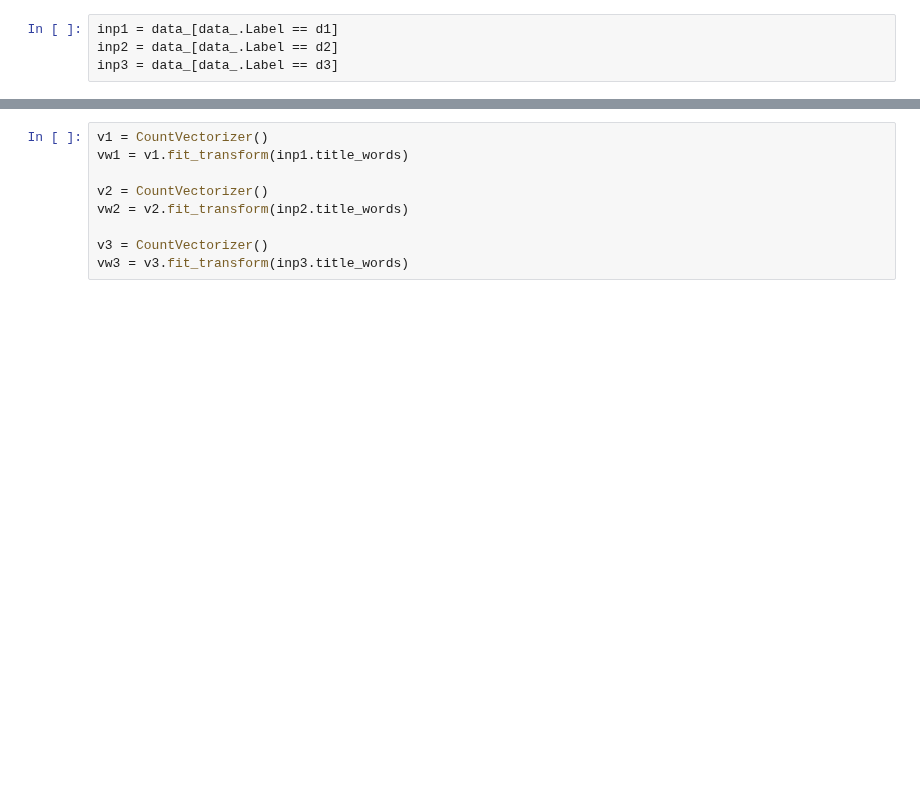
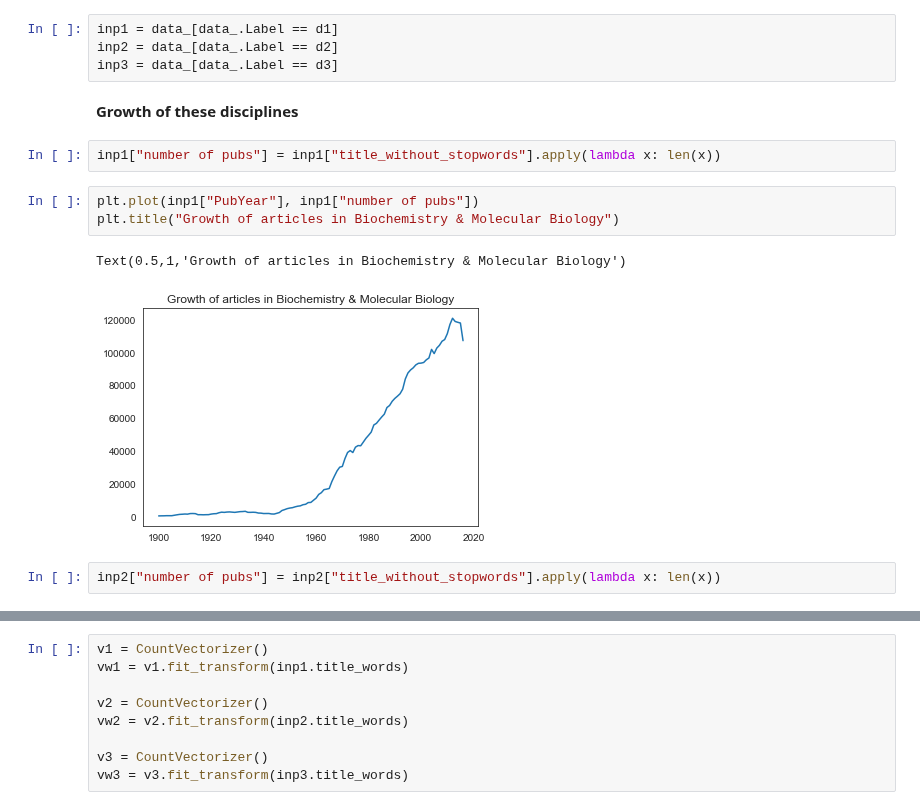
Before and after one commit to srjit/science-of-genius-title-impact, a Jupyter notebook: src/word-distributions/word frequency variations in different disciplines/multiple-disciplines - different sample sizes.ipynb, the cells around one changed output, grey strips where cells are left out. Saved outputs shown, nothing was run; the diff lists cells and outputs as text; blank space fills up the shorter version.

```diff
--- a/src/word-distributions/word frequency variations in different disciplines/multiple-disciplines - different sample sizes.ipynb
+++ b/src/word-distributions/word frequency variations in different disciplines/multiple-disciplines - different sample sizes.ipynb
@@ -52,3 +52,15 @@ d3 = "Transportation"
 inp1 = data_[data_.Label == d1]
 inp2 = data_[data_.Label == d2]
 inp3 = data_[data_.Label == d3]
+# %% [markdown]
+__Growth of these disciplines__
+# %%
+inp1["number of pubs"] = inp1["title_without_stopwords"].apply(lambda x: len(x))
+# %%
+plt.plot(inp1["PubYear"], inp1["number of pubs"])
+plt.title("Growth of articles in Biochemistry & Molecular Biology")
+# %% [output]
+Text(0.5,1,'Growth of articles in Biochemistry & Molecular Biology')
+[figure, added]
+# %%
+inp2["number of pubs"] = inp2["title_without_stopwords"].apply(lambda x: len(x))
```
Also changed, not shown: parts of 3 cells of this notebook, 13 other files.
